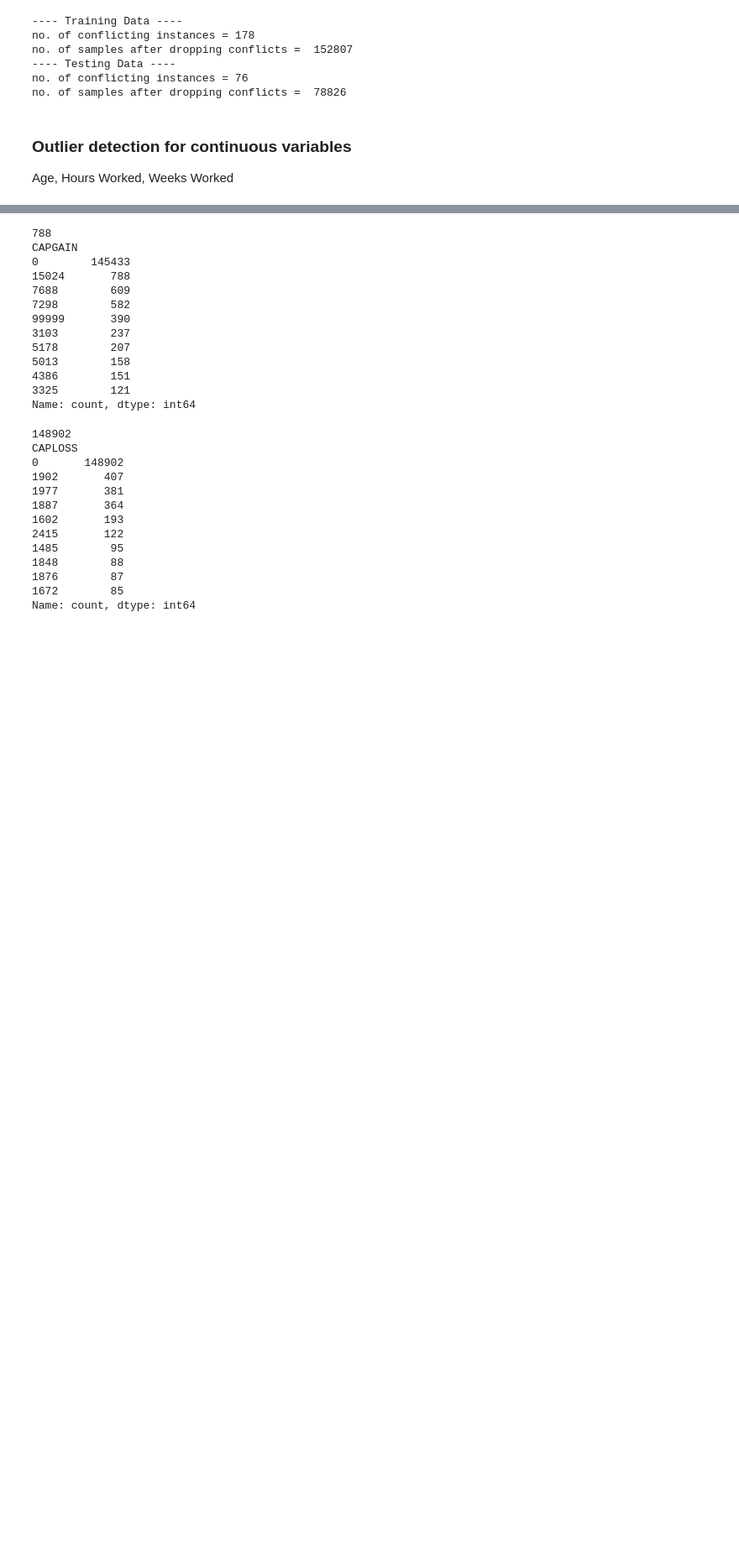
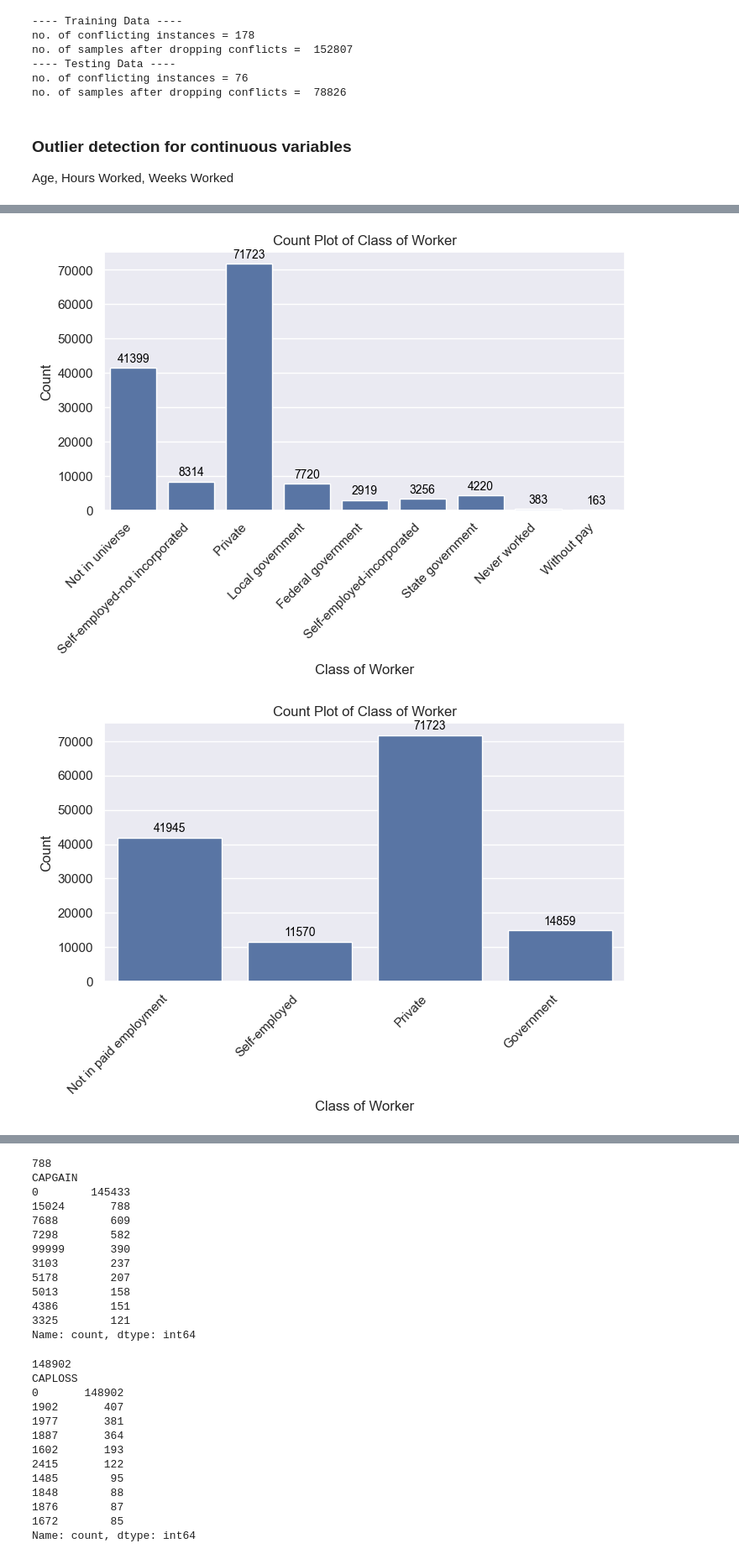
Before and after one commit to jedwingrove/US_census_income_task, a Jupyter notebook: Notebooks/WIP.ipynb, the cells around one changed output, grey strips where cells are left out. Shown: that part at 84% size. Drawn from its saved outputs; the diff is of its cells as text; code cells hidden in the pictures; blank space fills up the shorter version.

```diff
--- a/Notebooks/WIP.ipynb
+++ b/Notebooks/WIP.ipynb
@@ -240,0 +335,68 @@ plt.show()
+# %%
+df=train_data.copy()
+
+sns.set()
+plt.figure(figsize=(8, 4))
+ax = sns.countplot(x='ACLSWKR', data=df)
+
+# Add counts above the bars
+for p in ax.patches:
+    ax.annotate(f'{int(p.get_height())}',
+                (p.get_x() + p.get_width() / 2., p.get_height()),
+                ha='center', va='baseline', fontsize=10, color='black', xytext=(0, 5),
+                textcoords='offset points')
+
+# Rotate x-axis labels
+plt.xticks(rotation=45, ha='right')
+
+# Display the plot
+plt.title('Count Plot of Class of Worker')
+plt.xlabel('Class of Worker')
+plt.ylabel('Count')
+
+
+# majority of individuals work for private companies
+# the second largest group are not in currently employed (retired in the >50K group, young (<20) and retired in the <50K group)
+# the third largest group are self employed individuals
+# then government employees
+# we will aggregate into 4 groups: private, not in paid employment (not in universe, never worked, without pay), self employed (inc and not), government (local, state, fed)
+employment_mapping = {
+    ' Private': 'Private',
+    ' Self-employed-not incorporated': 'Self-employed',
+    ' Self-employed-incorporated': 'Self-employed',
+    ' Local government': 'Government',
+    ' State government': 'Government',
+    ' Federal government': 'Government',
+    ' Not in universe': 'Not in paid employment',
+    ' Never worked' : 'Not in paid employment',
+    ' Without pay': 'Not in paid employment'
+}
+
+# apply new mapping to both train and test datasets
+df['ACLSWKR_groups'] = df['ACLSWKR'].replace(employment_mapping)
+# test_data['ACLSWKR_groups'] = test_data['ACLSWKR'].replace(employment_mapping)
+
+
+# Plot the count plot of the aggregated groups
+plt.figure(figsize=(8, 4))
+
+ax = sns.countplot(x='ACLSWKR_groups', data=df)
+
+# Add counts above the bars
+for p in ax.patches:
+    ax.annotate(f'{int(p.get_height())}',
+                (p.get_x() + p.get_width() / 2., p.get_height()),
+                ha='center', va='baseline', fontsize=10, color='black', xytext=(0, 5),
+                textcoords='offset points')
+
+# Rotate x-axis labels
+plt.xticks(rotation=45, ha='right')
+
+# Display the plot
+plt.title('Count Plot of Class of Worker')
+plt.xlabel('Class of Worker')
+plt.ylabel('Count')
+plt.show()
+# %% [output]
+[figure, added]
+[figure, added]
```
Also changed, not shown: parts of 11 cells of this notebook.
